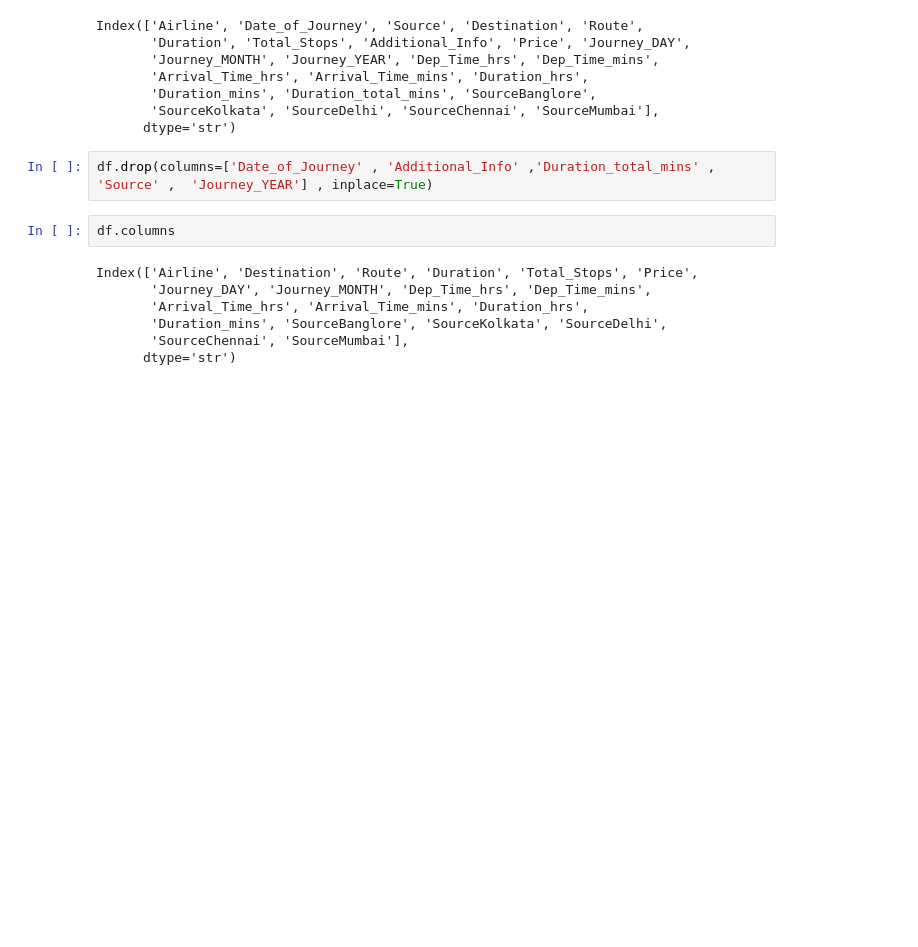
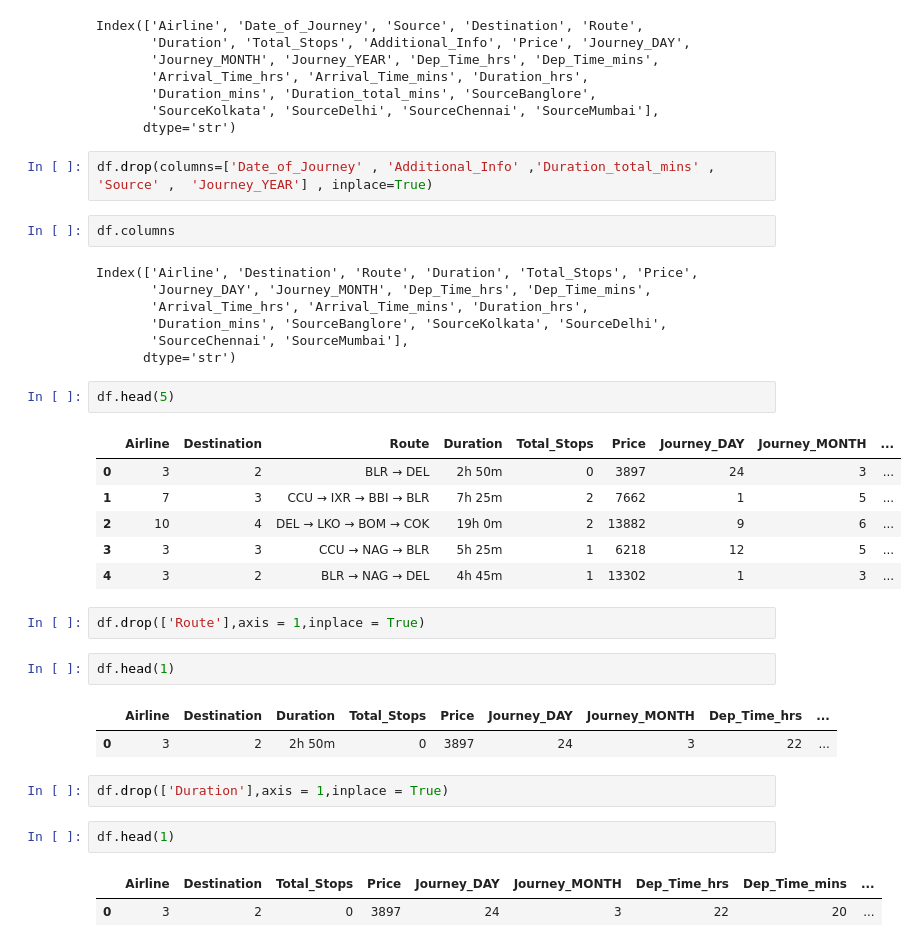
Before and after one commit to CyberWol-12/Airline-Fare-Prediction, a Jupyter notebook: flight_prediction.ipynb, the cells around one changed output. Cells and saved outputs as stored; diff of their text form; blank space fills up the shorter version.

Commit message:
drop all unnecessary columns

```diff
--- a/flight_prediction.ipynb
+++ b/flight_prediction.ipynb
@@ -1363,3 +1363,26 @@ Index(['Airline', 'Destination', 'Route', 'Duration', 'Total_Stops', 'Price',
        'Duration_mins', 'SourceBanglore', 'SourceKolkata', 'SourceDelhi',
        'SourceChennai', 'SourceMumbai'],
       dtype='str')
+# %%
+df.head(5)
+# %% [output]
+|  | Airline | Destination | Route | Duration | Total_Stops | Price | Journey_DAY | Journey_MONTH | ... |
+| 0 | 3 | 2 | BLR → DEL | 2h 50m | 0 | 3897 | 24 | 3 | ... |
+| 1 | 7 | 3 | CCU → IXR → BBI → BLR | 7h 25m | 2 | 7662 | 1 | 5 | ... |
+| 2 | 10 | 4 | DEL → LKO → BOM → COK | 19h 0m | 2 | 13882 | 9 | 6 | ... |
+| 3 | 3 | 3 | CCU → NAG → BLR | 5h 25m | 1 | 6218 | 12 | 5 | ... |
+| 4 | 3 | 2 | BLR → NAG → DEL | 4h 45m | 1 | 13302 | 1 | 3 | ... |
+# %%
+df.drop(['Route'],axis = 1,inplace = True)
+# %%
+df.head(1)
+# %% [output]
+|  | Airline | Destination | Duration | Total_Stops | Price | Journey_DAY | Journey_MONTH | Dep_Time_hrs | ... |
+| 0 | 3 | 2 | 2h 50m | 0 | 3897 | 24 | 3 | 22 | ... |
+# %%
+df.drop(['Duration'],axis = 1,inplace = True)
+# %%
+df.head(1)
+# %% [output]
+|  | Airline | Destination | Total_Stops | Price | Journey_DAY | Journey_MONTH | Dep_Time_hrs | Dep_Time_mins | ... |
+| 0 | 3 | 2 | 0 | 3897 | 24 | 3 | 22 | 20 | ... |
```
